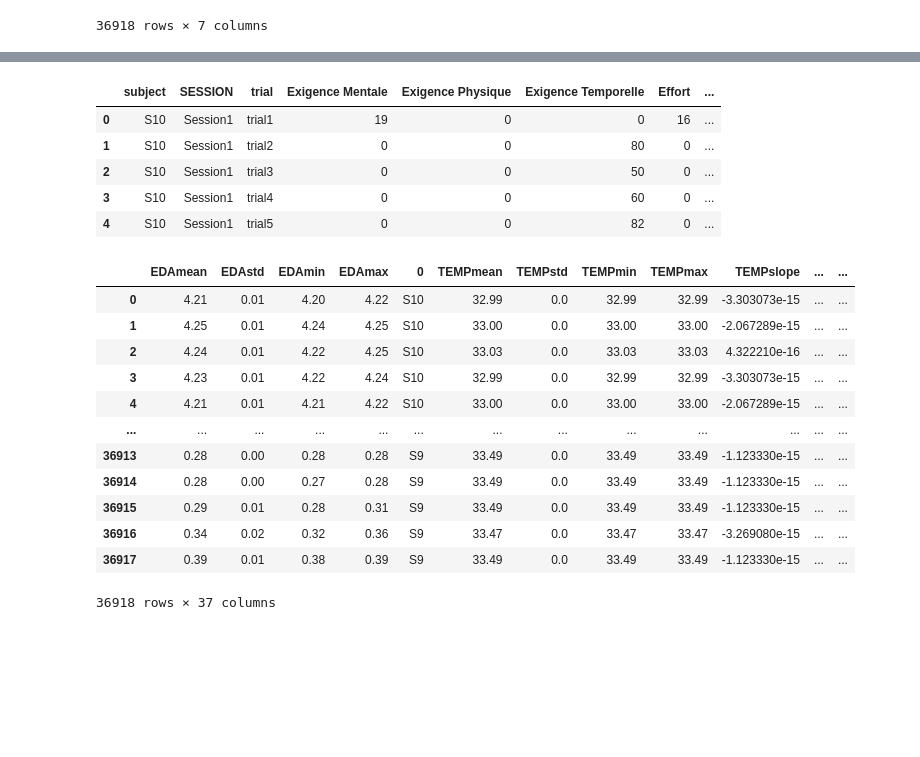
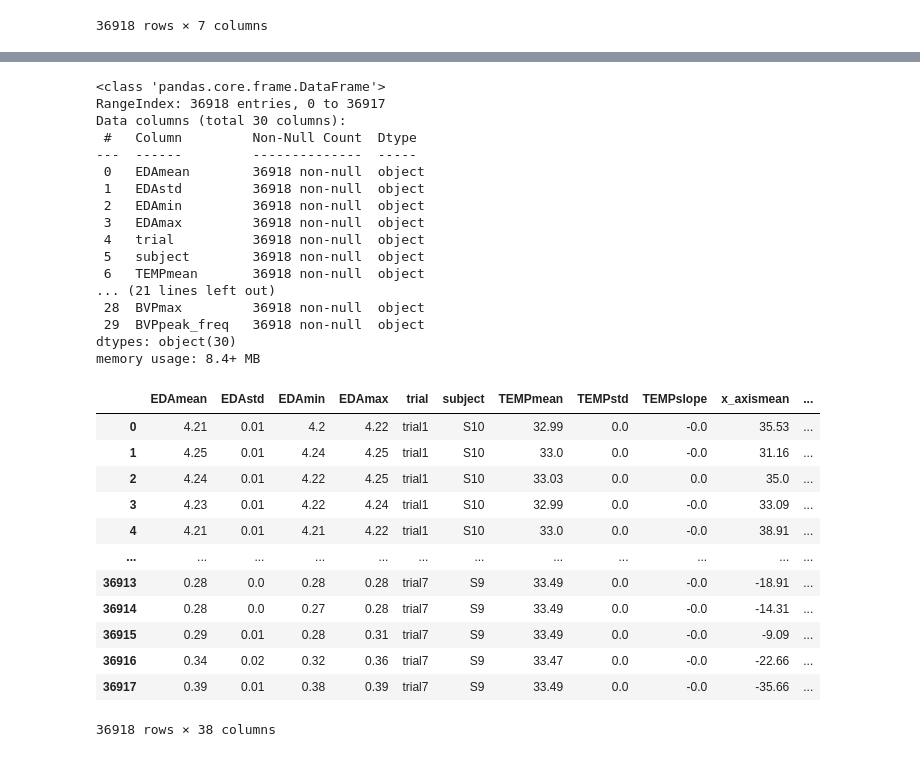
Before and after one commit to Momellouky/MentalWorkload-PhysiologicalSignals-ML_, a Jupyter notebook: src/notebooks/nasa_tlx.ipynb, the cells around one changed output, grey strips where cells are left out. Saved outputs shown, nothing was run; the diff lists cells and outputs as text; code cells hidden in the pictures; blank space fills up the shorter version.

```diff
--- a/src/notebooks/nasa_tlx.ipynb
+++ b/src/notebooks/nasa_tlx.ipynb
@@ -221,12 +254,3 @@ BVP feature extraction : feature set shape : (36918, 7)
 # %%
 features = pd.concat([eda_features, temp_features, x_acc_features, y_acc_features, z_acc_features, magnitude_acc_features, bvp_features], axis=1)
 features.drop(labels=['index'], inplace=True, axis=1)
-# %%
-session1_nasatlx[session1_nasatlx['subject'] == 'S10']
-# %% [output]
-|  | subject | SESSION | trial | Exigence Mentale | Exigence Physique | Exigence Temporelle | Effort | ... |
-| 0 | S10 | Session1 | trial1 | 19 | 0 | 0 | 16 | ... |
-| 1 | S10 | Session1 | trial2 | 0 | 0 | 80 | 0 | ... |
-| 2 | S10 | Session1 | trial3 | 0 | 0 | 50 | 0 | ... |
-| 3 | S10 | Session1 | trial4 | 0 | 0 | 60 | 0 | ... |
-| 4 | S10 | Session1 | trial5 | 0 | 0 | 82 | 0 | ... |
@@ -233,16 +259,37 @@ session1_nasatlx[session1_nasatlx['subject'] == 'S10']
 # %%
-features
+features.info()
 # %% [output]
-|  | EDAmean | EDAstd | EDAmin | EDAmax | 0 | TEMPmean | TEMPstd | TEMPmin | TEMPmax | TEMPslope | ... | ... |
-| 0 | 4.21 | 0.01 | 4.20 | 4.22 | S10 | 32.99 | 0.0 | 32.99 | 32.99 | -3.303073e-15 | ... | ... |
-| 1 | 4.25 | 0.01 | 4.24 | 4.25 | S10 | 33.00 | 0.0 | 33.00 | 33.00 | -2.067289e-15 | ... | ... |
-| 2 | 4.24 | 0.01 | 4.22 | 4.25 | S10 | 33.03 | 0.0 | 33.03 | 33.03 | 4.322210e-16 | ... | ... |
-| 3 | 4.23 | 0.01 | 4.22 | 4.24 | S10 | 32.99 | 0.0 | 32.99 | 32.99 | -3.303073e-15 | ... | ... |
-| 4 | 4.21 | 0.01 | 4.21 | 4.22 | S10 | 33.00 | 0.0 | 33.00 | 33.00 | -2.067289e-15 | ... | ... |
-| ... | ... | ... | ... | ... | ... | ... | ... | ... | ... | ... | ... | ... |
-| 36913 | 0.28 | 0.00 | 0.28 | 0.28 | S9 | 33.49 | 0.0 | 33.49 | 33.49 | -1.123330e-15 | ... | ... |
-| 36914 | 0.28 | 0.00 | 0.27 | 0.28 | S9 | 33.49 | 0.0 | 33.49 | 33.49 | -1.123330e-15 | ... | ... |
-| 36915 | 0.29 | 0.01 | 0.28 | 0.31 | S9 | 33.49 | 0.0 | 33.49 | 33.49 | -1.123330e-15 | ... | ... |
-| 36916 | 0.34 | 0.02 | 0.32 | 0.36 | S9 | 33.47 | 0.0 | 33.47 | 33.47 | -3.269080e-15 | ... | ... |
-| 36917 | 0.39 | 0.01 | 0.38 | 0.39 | S9 | 33.49 | 0.0 | 33.49 | 33.49 | -1.123330e-15 | ... | ... |
-36918 rows × 37 columns
+<class 'pandas.core.frame.DataFrame'>
+RangeIndex: 36918 entries, 0 to 36917
+Data columns (total 30 columns):
+ #   Column         Non-Null Count  Dtype
+---  ------         --------------  -----
+ 0   EDAmean        36918 non-null  object
+ 1   EDAstd         36918 non-null  object
+ 2   EDAmin         36918 non-null  object
+ 3   EDAmax         36918 non-null  object
+ 4   trial          36918 non-null  object
+ 5   subject        36918 non-null  object
+ 6   TEMPmean       36918 non-null  object
+... (21 lines left out)
+ 28  BVPmax         36918 non-null  object
+ 29  BVPpeak_freq   36918 non-null  object
+dtypes: object(30)
+memory usage: 8.4+ MB
+# %%
+features_ = pd.merge(features, session1_nasatlx, on=['subject', 'trial'])
+features_
+# %% [output]
+|  | EDAmean | EDAstd | EDAmin | EDAmax | trial | subject | TEMPmean | TEMPstd | TEMPslope | x_axismean | ... |
+| 0 | 4.21 | 0.01 | 4.2 | 4.22 | trial1 | S10 | 32.99 | 0.0 | -0.0 | 35.53 | ... |
+| 1 | 4.25 | 0.01 | 4.24 | 4.25 | trial1 | S10 | 33.0 | 0.0 | -0.0 | 31.16 | ... |
+| 2 | 4.24 | 0.01 | 4.22 | 4.25 | trial1 | S10 | 33.03 | 0.0 | 0.0 | 35.0 | ... |
+| 3 | 4.23 | 0.01 | 4.22 | 4.24 | trial1 | S10 | 32.99 | 0.0 | -0.0 | 33.09 | ... |
+| 4 | 4.21 | 0.01 | 4.21 | 4.22 | trial1 | S10 | 33.0 | 0.0 | -0.0 | 38.91 | ... |
+| ... | ... | ... | ... | ... | ... | ... | ... | ... | ... | ... | ... |
+| 36913 | 0.28 | 0.0 | 0.28 | 0.28 | trial7 | S9 | 33.49 | 0.0 | -0.0 | -18.91 | ... |
+| 36914 | 0.28 | 0.0 | 0.27 | 0.28 | trial7 | S9 | 33.49 | 0.0 | -0.0 | -14.31 | ... |
+| 36915 | 0.29 | 0.01 | 0.28 | 0.31 | trial7 | S9 | 33.49 | 0.0 | -0.0 | -9.09 | ... |
+| 36916 | 0.34 | 0.02 | 0.32 | 0.36 | trial7 | S9 | 33.47 | 0.0 | -0.0 | -22.66 | ... |
+| 36917 | 0.39 | 0.01 | 0.38 | 0.39 | trial7 | S9 | 33.49 | 0.0 | -0.0 | -35.66 | ... |
+36918 rows × 38 columns
```
Also changed, not shown: parts of 11 cells of this notebook.
